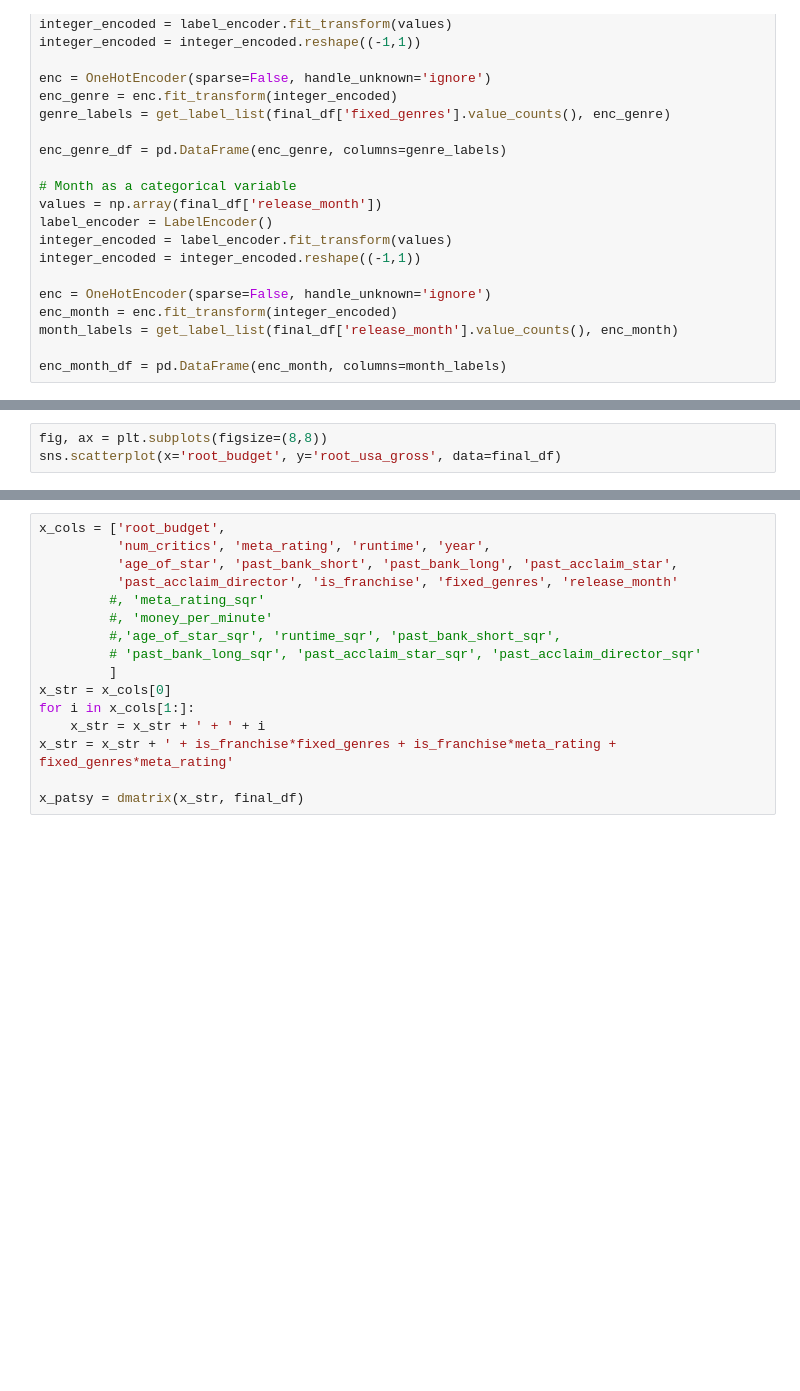
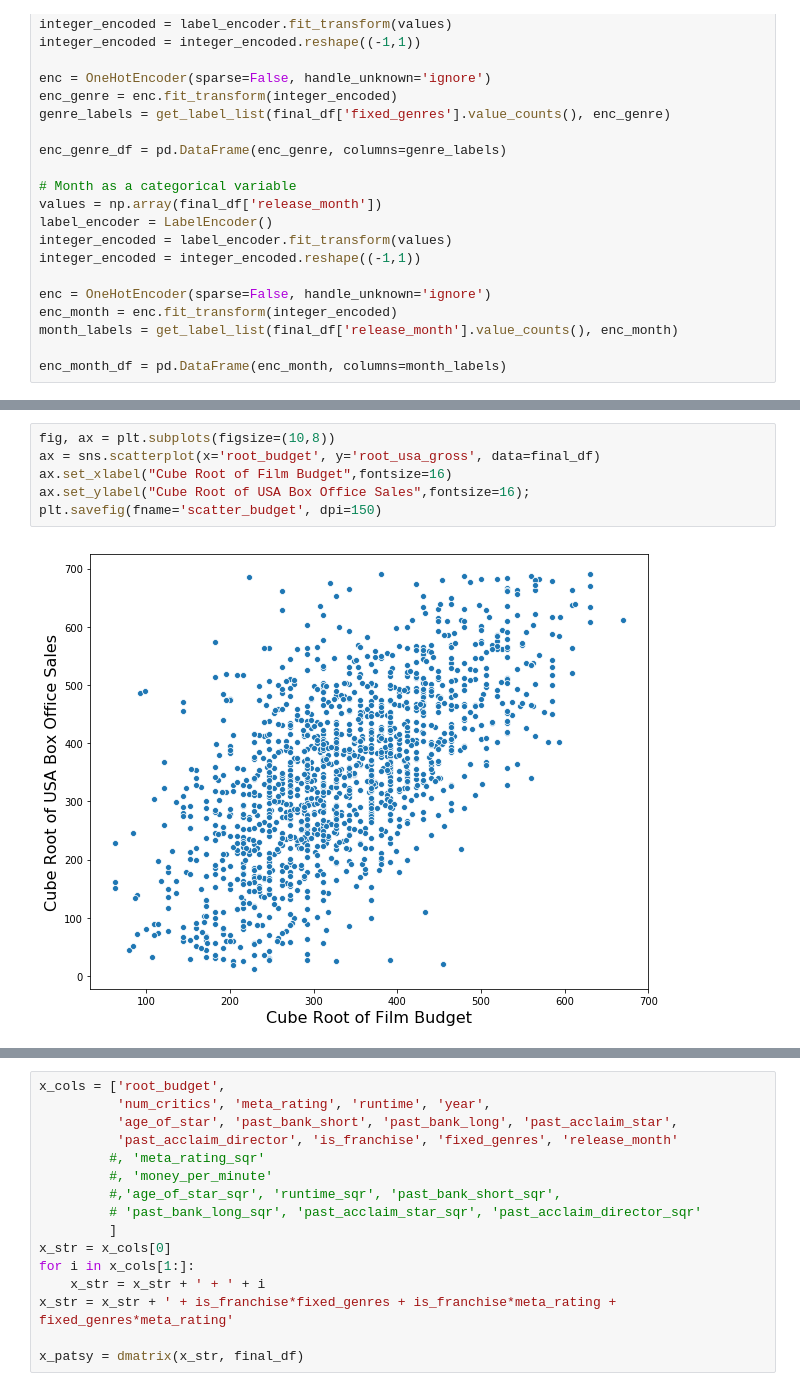
Before and after one commit to yiuhyuk/Project_2_Metis, a Jupyter notebook: lin_reg_analysis_v2.0.ipynb, the cells around one changed output, grey strips where cells are left out. Saved outputs shown, nothing was run; the diff lists cells and outputs as text; blank space fills up the shorter version.

```diff
--- a/lin_reg_analysis_v2.0.ipynb
+++ b/lin_reg_analysis_v2.0.ipynb
@@ -363,6 +414,11 @@ sns.heatmap(corrs, square=True, cmap="Blues");
 # %%
-fig, ax = plt.subplots(figsize=(8,8))
-sns.scatterplot(x='root_budget', y='root_usa_gross', data=final_df)
+fig, ax = plt.subplots(figsize=(10,8))
+ax = sns.scatterplot(x='root_budget', y='root_usa_gross', data=final_df)
+ax.set_xlabel("Cube Root of Film Budget",fontsize=16)
+ax.set_ylabel("Cube Root of USA Box Office Sales",fontsize=16);
+plt.savefig(fname='scatter_budget', dpi=150)
+# %% [output]
+[figure, added]
 # %%
 sorted_var = list(final_df['root_usa_gross'].sort_values(ascending=True))
 plt.hist(sorted_var, bins=50);
```
Also changed, not shown: parts of 40 cells of this notebook.
